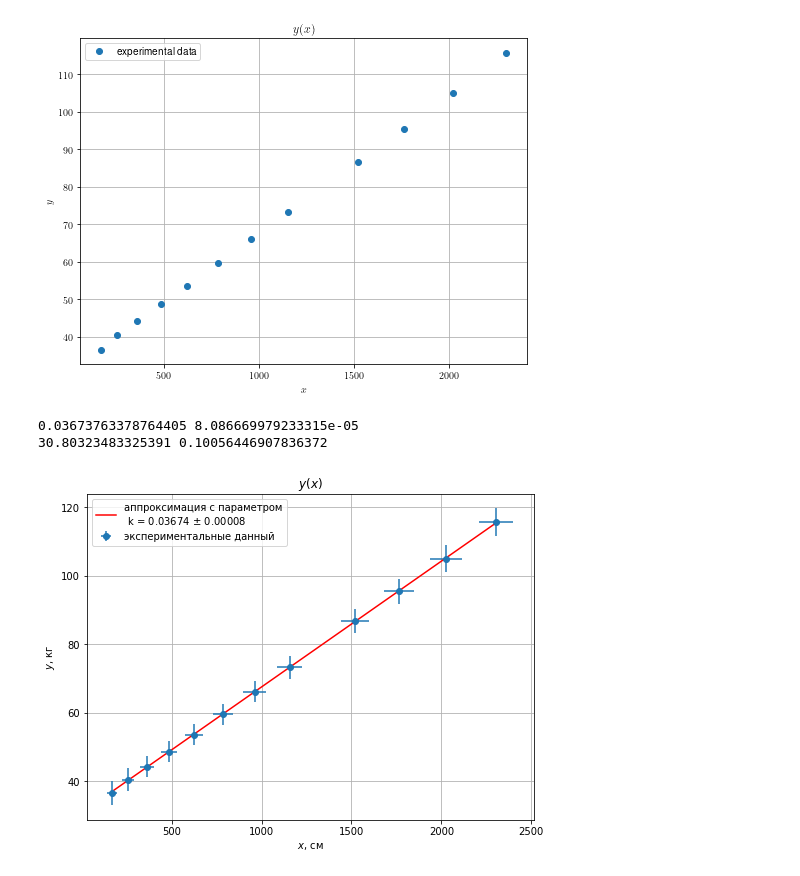
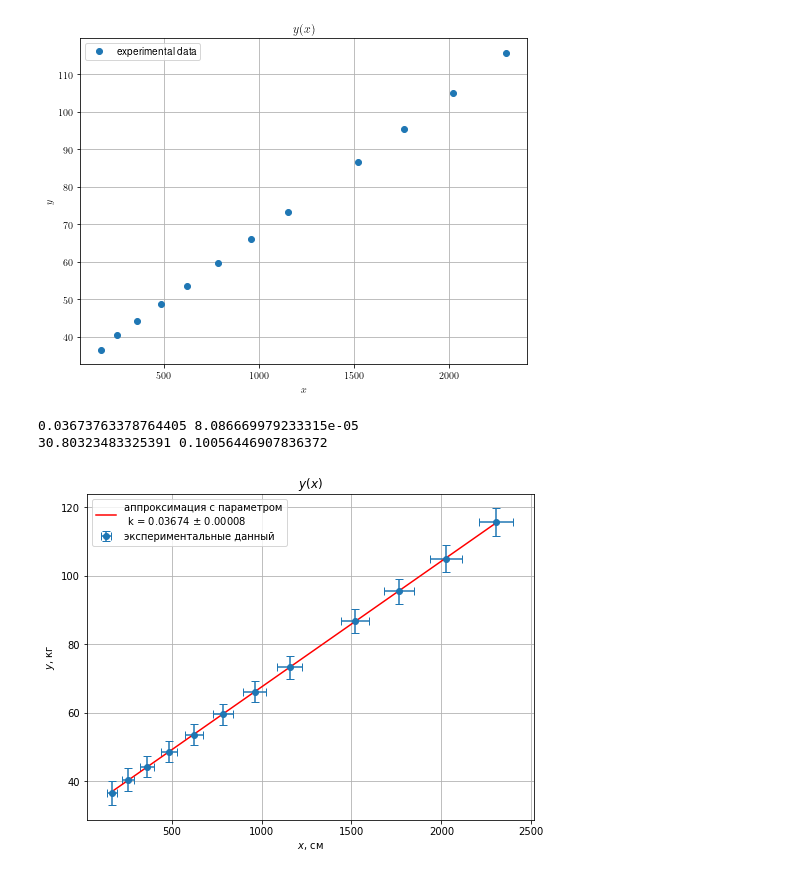
Before and after one commit to Hacker1337/LabDataTemplates, a Jupyter notebook: template.ipynb, the cells around one changed output. Cells and saved outputs as stored; diff of their text form; code cells hidden in the pictures.

```diff
--- a/template.ipynb
+++ b/template.ipynb
@@ -43,35 +43,32 @@ i+=1
 [figure]
 # %%
 #simple approximation
-i=100
 
 def f(x, k, b):
     return b + k * x
 
 from scipy.optimize import curve_fit
 popt, pcov = curve_fit(f, x, y)
 error = np.sqrt(np.diag(pcov))
 for v, er in zip(popt, error):
     print(v, er)
 
-#, lolims=True, uplims=True, xlolims=True, xuplims=True
-#TODO find the right way to paint errorbars
 plt.figure(figsize=(8, 6))
-plt.errorbar(x, y, fmt="o", xerr=xerr, yerr=yerr, label="экспериментальные данный")
+plt.errorbar(x, y, fmt="o", xerr=xerr, yerr=yerr, label="экспериментальные данный", capsize=4, ms=6)
 X = np.linspace(x.min(), x.max(), num=50)
 pres = '0.5f'   # точность при форматировании
 plt.plot(X, f(X, *popt), 'r', label=
 f"аппроксимация с параметром\n k = {format(popt[0], pres)} $\pm$ {format(error[0], pres)}")
 
 plt.grid(True)
 plt.xlabel(r"$x$, см")
 plt.ylabel(r"$y$, кг")
 plt.title(r"$y(x)$")
 plt.legend()
 
 plt.savefig(f"opt{i}.png", dpi=200)
 i+=1
 # %% [output]
 0.03673763378764405 8.086669979233315e-05
 30.80323483325391 0.10056446907836372
-[figure, old version]
+[figure, new version]
```
Also changed, not shown: parts of 1 cell of this notebook, 1 other file.
